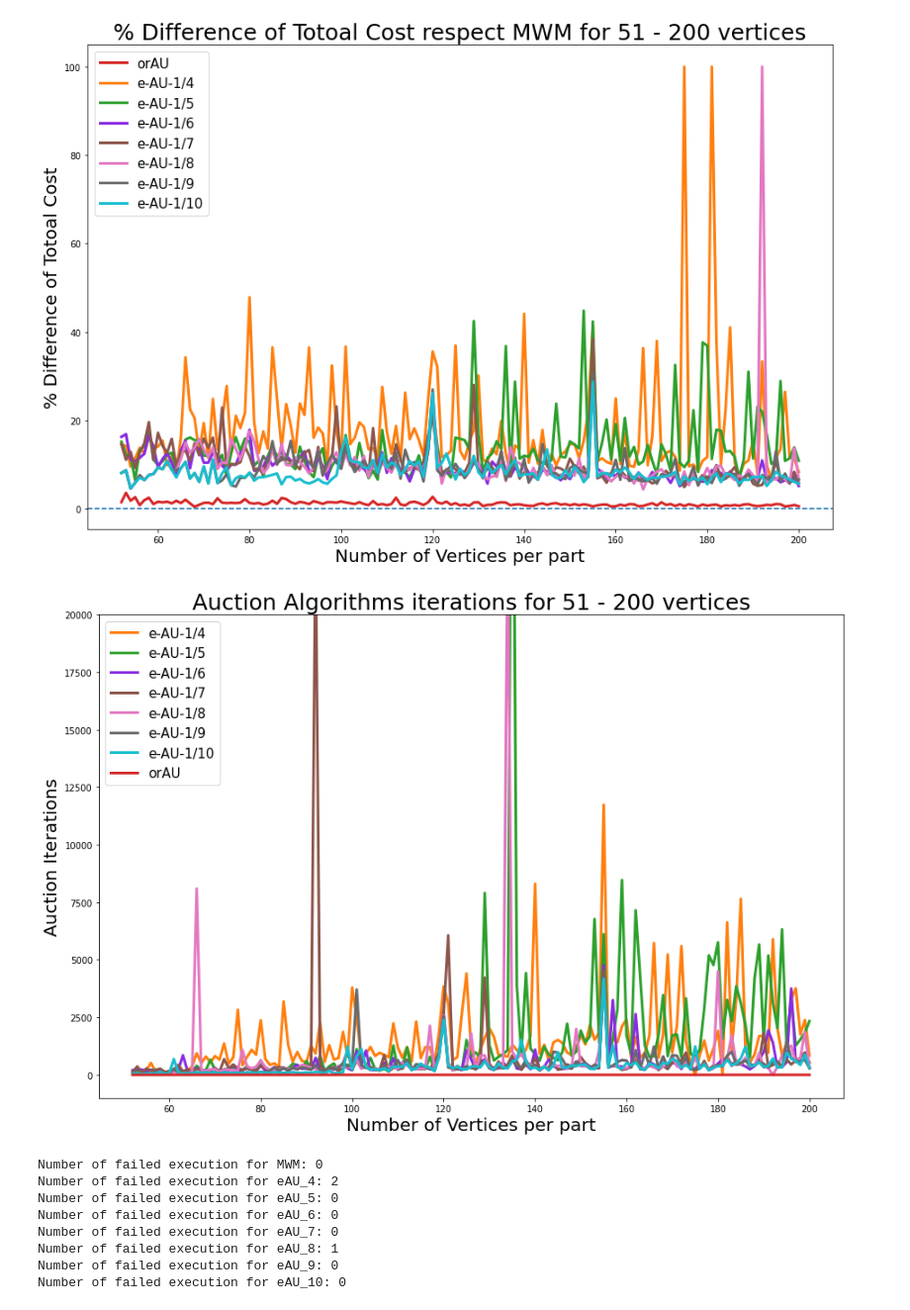
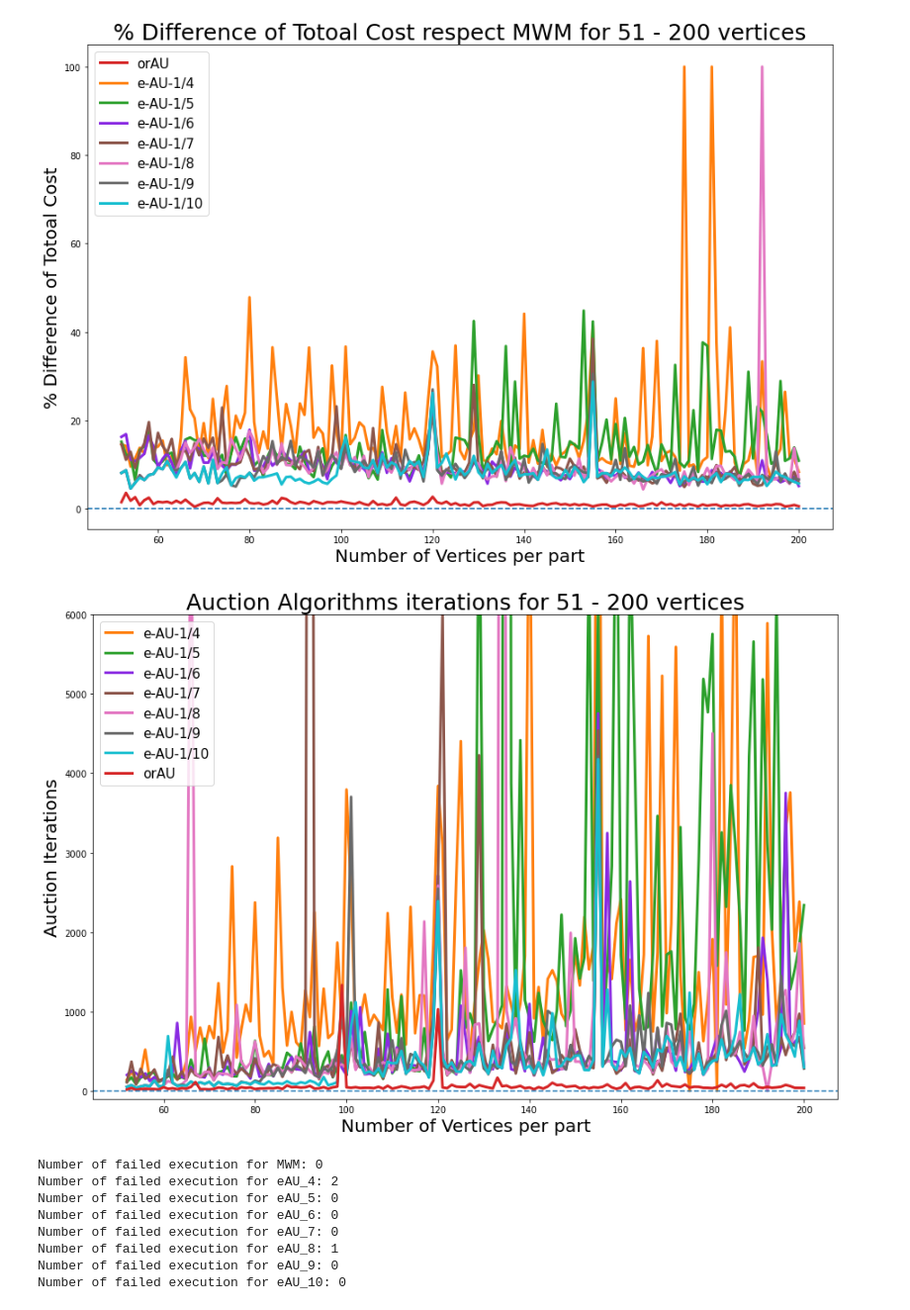
Before and after one commit to zuliani99/MWM_Auction_Comparison, a Jupyter notebook: benchmarck_graphs/AA_benchmark_Non_Complete_Bipartite_graphs.ipynb, the cells around one changed output. Shown at 99% size. Cells and saved outputs as stored; diff of their text form; code cells hidden in the pictures.

```diff
--- a/benchmarck_graphs/AA_benchmark_Non_Complete_Bipartite_graphs.ipynb
+++ b/benchmarck_graphs/AA_benchmark_Non_Complete_Bipartite_graphs.ipynb
@@ -202,26 +192,27 @@ plt.show()
 # %%
 plt.figure(figsize=(15,10))
 
 plt.plot(x,df['Iterations_eAU_4'], label='e-AU-1/4', color='tab:orange', linewidth=3)
 plt.plot(x,df['Iterations_eAU_5'], label='e-AU-1/5', color='tab:green', linewidth=3)
 plt.plot(x,df['Iterations_eAU_6'], label='e-AU-1/6', color='blueviolet', linewidth=3)
 plt.plot(x,df['Iterations_eAU_7'], label='e-AU-1/7', color='tab:brown', linewidth=3)
 plt.plot(x,df['Iterations_eAU_8'], label='e-AU-1/8', color='tab:pink', linewidth=3)
 plt.plot(x,df['Iterations_eAU_9'], label='e-AU-1/9', color='dimgray', linewidth=3)
 plt.plot(x,df['Iterations_eAU_10'], label='e-AU-1/10', color='tab:cyan', linewidth=3)
-plt.plot(x,df['Seconds_orAU'], label='orAU', color='tab:red', linewidth=3)
+plt.plot(x,df['Iterations_orAU'], label='orAU', color='tab:red', linewidth=3)
+plt.axhline(y=0, linestyle='dashed')
 
-plt.ylim(-1000,20000)
+plt.ylim(-100,6000)
 
 plt.legend(loc=2, prop={'size': 15})
 
 plt.ylabel('Auction Iterations', fontsize=20)
 plt.xlabel('Number of Vertices per part', fontsize=20)
 plt.title('Auction Algorithms iterations' + title_vertices, fontsize=25)
 
 plt.show()
 # %% [output]
-[figure, old version]
+[figure, new version]
 # %%
 print('Number of failed execution for MWM: ' + str(len(df[df['Total_Cost_MWM'] == -1])))
 print('Number of failed execution for eAU_4: ' + str(len(df[df['Total_Cost_eAU_4'] == -1])))
```
Also changed, not shown: parts of 12 cells of this notebook, 10 other files.
